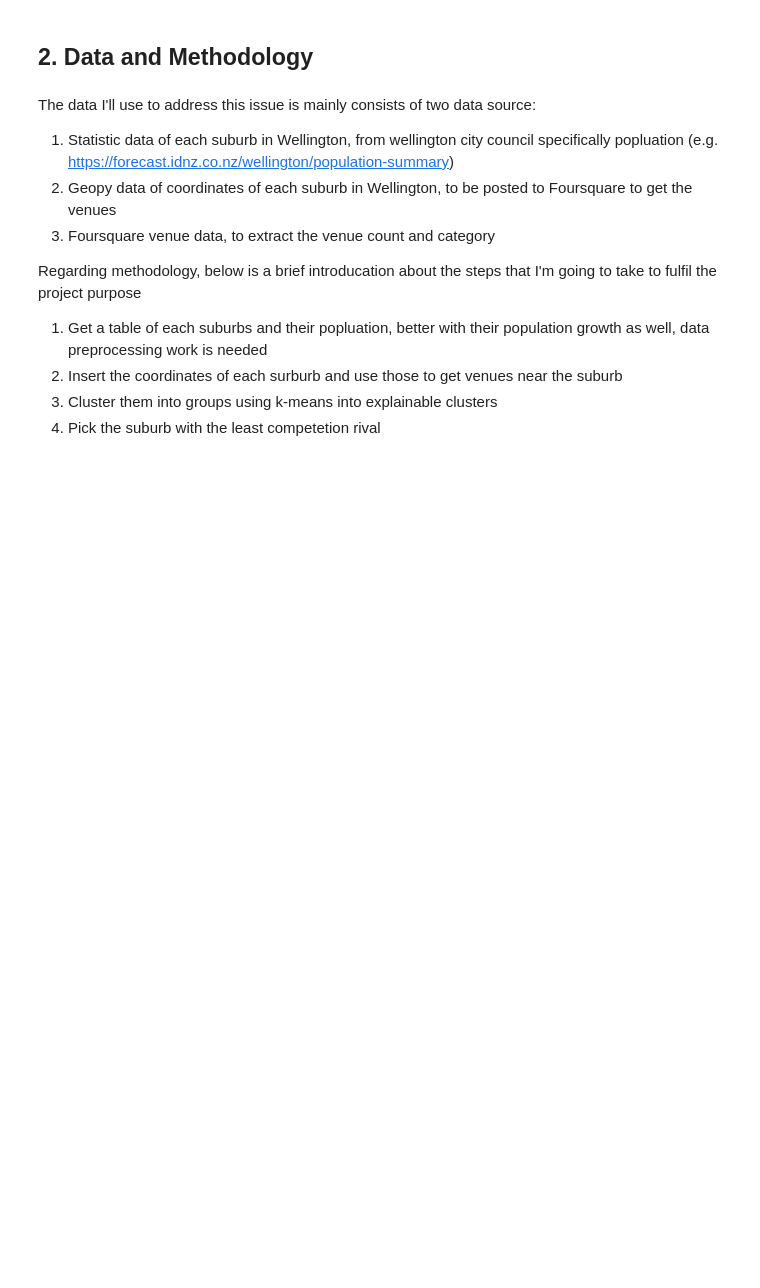
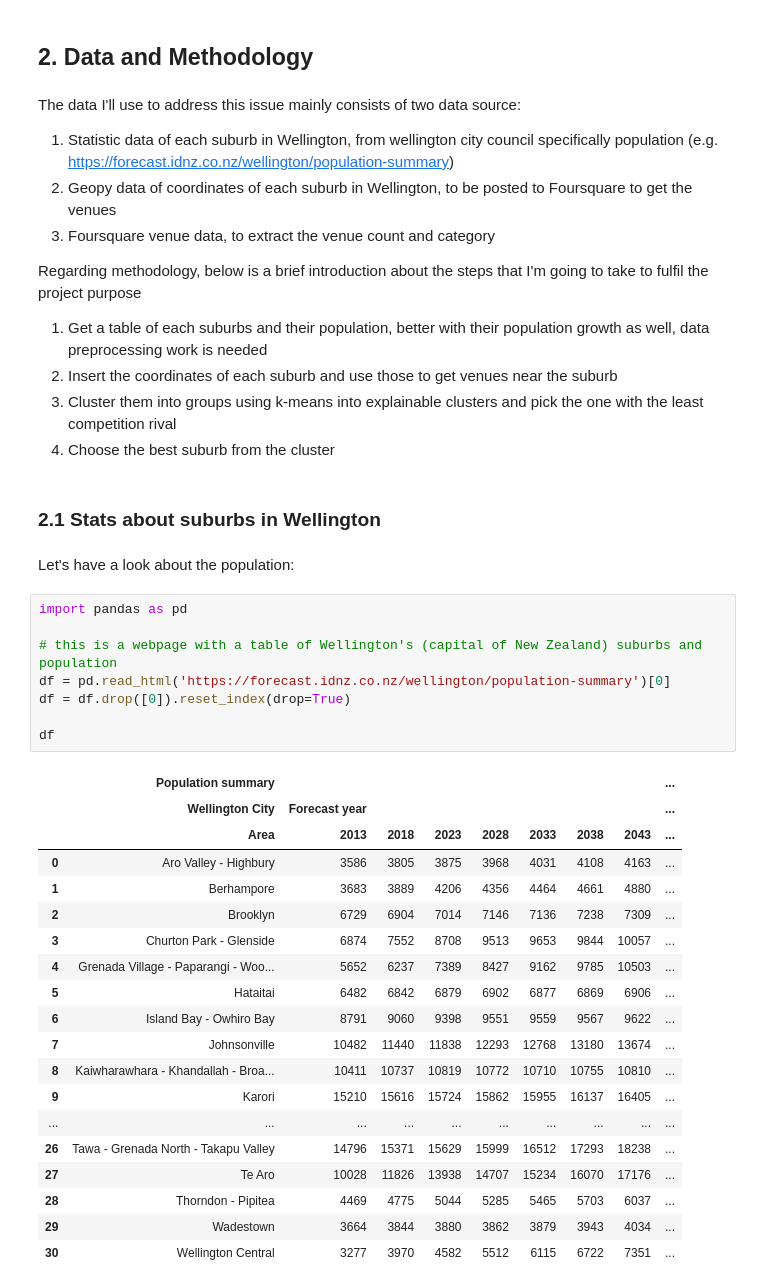
Before and after one commit to Miltos-Song/Coursera_Capstone, a Jupyter notebook: The Battle of Neighborhoods - Report.ipynb, the cells around one changed output. Cells and saved outputs as stored; diff of their text form; blank space fills up the shorter version.

```diff
--- a/The Battle of Neighborhoods - Report.ipynb
+++ b/The Battle of Neighborhoods - Report.ipynb
@@ -12,14 +9,46 @@ Now, the committee of Cyber Community Club in Wellington (I made this up, it's n
 # %% [markdown]
 ## 2. Data and Methodology
 # %% [markdown]
-The data I'll use to address this issue is mainly consists of two data source:
-1. Statistic data of each suburb in Wellington, from wellington city council specifically popluation (e.g. https://forecast.idnz.co.nz/wellington/population-summary)
+The data I'll use to address this issue mainly consists of two data source:
+1. Statistic data of each suburb in Wellington, from wellington city council specifically population (e.g. https://forecast.idnz.co.nz/wellington/population-summary)
 2. Geopy data of coordinates of each suburb in Wellington, to be posted to Foursquare to get the venues
 3. Foursquare venue data, to extract the venue count and category
 
 
-Regarding methodology, below is a brief introducation about the steps that I'm going to take to fulfil the project purpose
-1. Get a table of each suburbs and their popluation, better with their population growth as well, data preprocessing work is needed
-2. Insert the coordinates of each surburb and use those to get venues near the suburb
-3. Cluster them into groups using k-means into explainable clusters
-4. Pick the suburb with the least competetion rival
+Regarding methodology, below is a brief introduction about the steps that I'm going to take to fulfil the project purpose
+1. Get a table of each suburbs and their population, better with their population growth as well, data preprocessing work is needed
+2. Insert the coordinates of each suburb and use those to get venues near the suburb
+3. Cluster them into groups using k-means into explainable clusters and pick the one with the least competition rival
+4. Choose the best suburb from the cluster
+# %% [markdown]
+### 2.1 Stats about suburbs in Wellington
+# %% [markdown]
+Let's have a look about the population:
+# %%
+import pandas as pd
+
+# this is a webpage with a table of Wellington's (capital of New Zealand) suburbs and population
+df = pd.read_html('https://forecast.idnz.co.nz/wellington/population-summary')[0]
+df = df.drop([0]).reset_index(drop=True)
+
+df
+# %% [output]
+|  | Population summary |  |  |  |  |  |  |  | ... |
+|  | Wellington City | Forecast year |  |  |  |  |  |  | ... |
+|  | Area | 2013 | 2018 | 2023 | 2028 | 2033 | 2038 | 2043 | ... |
+| 0 | Aro Valley - Highbury | 3586 | 3805 | 3875 | 3968 | 4031 | 4108 | 4163 | ... |
+| 1 | Berhampore | 3683 | 3889 | 4206 | 4356 | 4464 | 4661 | 4880 | ... |
+| 2 | Brooklyn | 6729 | 6904 | 7014 | 7146 | 7136 | 7238 | 7309 | ... |
+| 3 | Churton Park - Glenside | 6874 | 7552 | 8708 | 9513 | 9653 | 9844 | 10057 | ... |
+| 4 | Grenada Village - Paparangi - Woo... | 5652 | 6237 | 7389 | 8427 | 9162 | 9785 | 10503 | ... |
+| 5 | Hataitai | 6482 | 6842 | 6879 | 6902 | 6877 | 6869 | 6906 | ... |
+| 6 | Island Bay - Owhiro Bay | 8791 | 9060 | 9398 | 9551 | 9559 | 9567 | 9622 | ... |
+| 7 | Johnsonville | 10482 | 11440 | 11838 | 12293 | 12768 | 13180 | 13674 | ... |
+| 8 | Kaiwharawhara - Khandallah - Broa... | 10411 | 10737 | 10819 | 10772 | 10710 | 10755 | 10810 | ... |
+| 9 | Karori | 15210 | 15616 | 15724 | 15862 | 15955 | 16137 | 16405 | ... |
+| ... | ... | ... | ... | ... | ... | ... | ... | ... | ... |
+| 26 | Tawa - Grenada North - Takapu Valley | 14796 | 15371 | 15629 | 15999 | 16512 | 17293 | 18238 | ... |
+| 27 | Te Aro | 10028 | 11826 | 13938 | 14707 | 15234 | 16070 | 17176 | ... |
+| 28 | Thorndon - Pipitea | 4469 | 4775 | 5044 | 5285 | 5465 | 5703 | 6037 | ... |
+| 29 | Wadestown | 3664 | 3844 | 3880 | 3862 | 3879 | 3943 | 4034 | ... |
+| 30 | Wellington Central | 3277 | 3970 | 4582 | 5512 | 6115 | 6722 | 7351 | ... |
```
Also changed, not shown: parts of 50 cells of this notebook.
